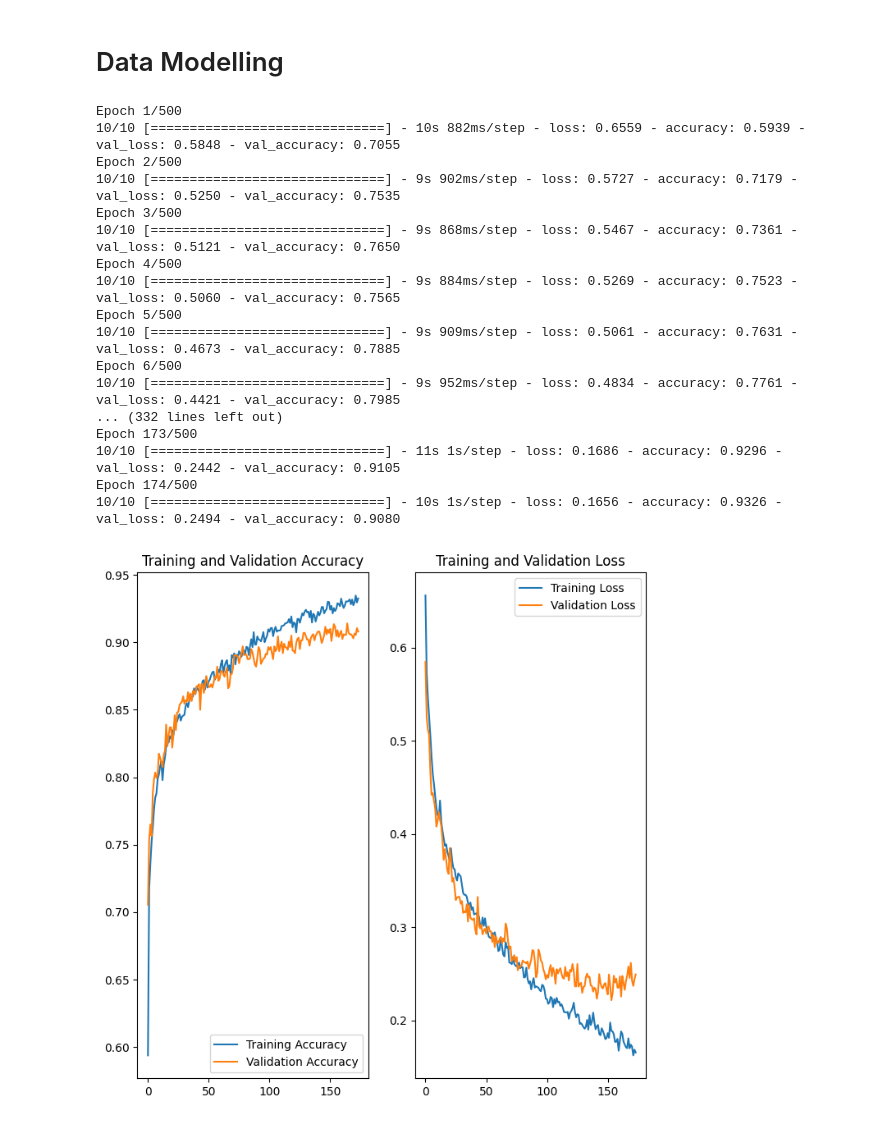
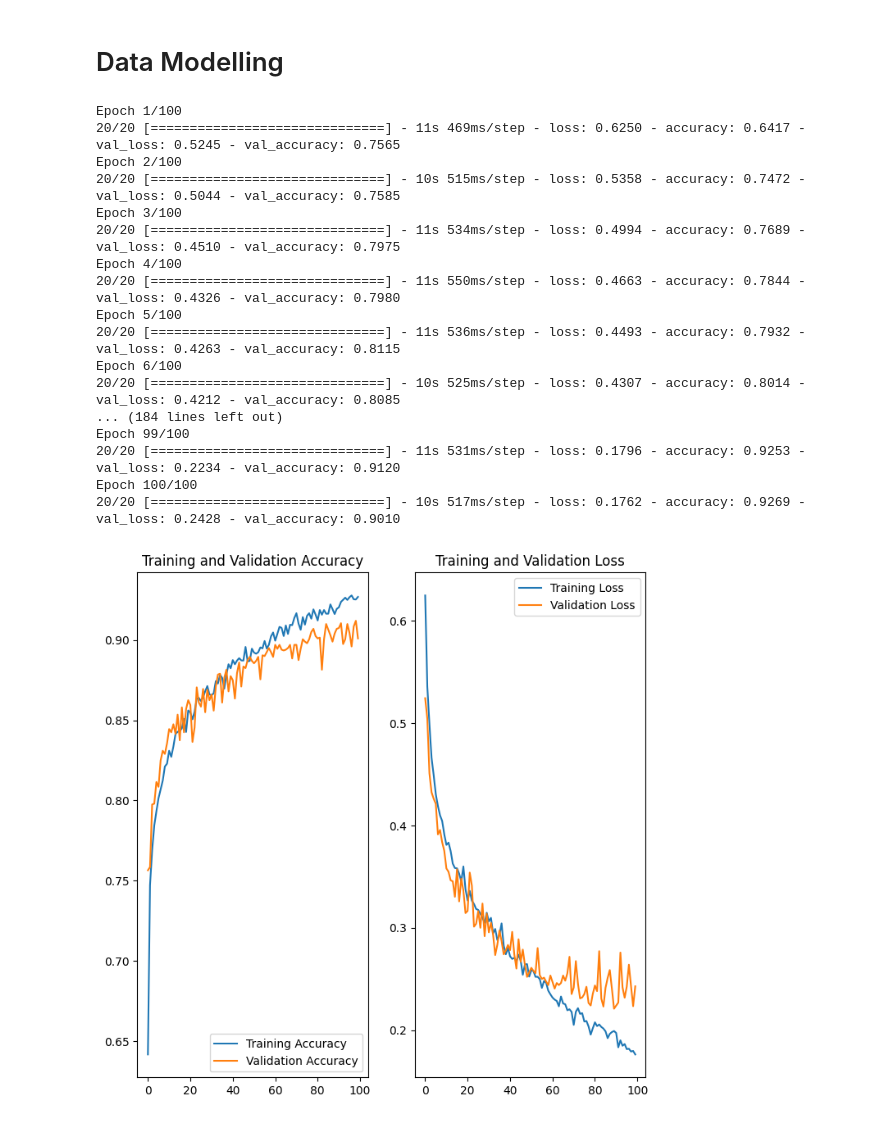
Before and after one commit to aguo921/MSA-Phase-3-Data-Science, a Jupyter notebook: make-model.ipynb, the cells around one changed output. Saved outputs shown, nothing was run; the diff lists cells and outputs as text; code cells hidden in the pictures.

```diff
--- a/make-model.ipynb
+++ b/make-model.ipynb
@@ -44,0 +25,3 @@ for i in range(10):
+# %%
+# load training and test batches
+train_batches, test_batch = load_batches()
@@ -96 +62,5 @@ test_x, test_y = filter_classes(test_batch, 0)
+# %%
+# choose airplanes label (0)
+train_x, train_y = process_batch(combine_batches(train_batches), 0, 5000)
+test_x, test_y = process_batch(test_batch, 0, 1000)
 # %%
@@ -156,61 +128,61 @@ model = generateModel()
 
 date = datetime.now().strftime("%Y-%m-%d-%H:%M:%S")
 
-log_dir = "output\\logs\\"
+log_dir = "output/logs/1"
 
 # Callbacks for QoL.
 tensorboard_callback = callbacks.TensorBoard(log_dir=log_dir, histogram_freq=1)
-earlystop_callback = callbacks.EarlyStopping(monitor='val_loss', patience=20, restore_best_weights=True)
+earlystop_callback = callbacks.EarlyStopping(monitor='val_loss', patience=10, restore_best_weights=True)
 
 history = model.fit(train_x, train_y,
     validation_data=(test_x, test_y),
-    epochs=500,
-    batch_size=1000, # Set this to a lower number if your computer spec is bad.
+    epochs=100,
+    batch_size=500, # Set this to a lower number if your computer spec is bad.
     callbacks=[tensorboard_callback, earlystop_callback],
     # verbose=0 # Uncomment this line to reduce the printing on console.
 )
 # %% [output]
-Epoch 1/500
-10/10 [==============================] - 10s 882ms/step - loss: 0.6559 - accuracy: 0.5939 - val_loss: 0.5848 - val_accuracy: 0.7055
-Epoch 2/500
-10/10 [==============================] - 9s 902ms/step - loss: 0.5727 - accuracy: 0.7179 - val_loss: 0.5250 - val_accuracy: 0.7535
-Epoch 3/500
-10/10 [==============================] - 9s 868ms/step - loss: 0.5467 - accuracy: 0.7361 - val_loss: 0.5121 - val_accuracy: 0.7650
-Epoch 4/500
-10/10 [==============================] - 9s 884ms/step - loss: 0.5269 - accuracy: 0.7523 - val_loss: 0.5060 - val_accuracy: 0.7565
-Epoch 5/500
-10/10 [==============================] - 9s 909ms/step - loss: 0.5061 - accuracy: 0.7631 - val_loss: 0.4673 - val_accuracy: 0.7885
-Epoch 6/500
-10/10 [==============================] - 9s 952ms/step - loss: 0.4834 - accuracy: 0.7761 - val_loss: 0.4421 - val_accuracy: 0.7985
-... (332 lines left out)
-Epoch 173/500
-10/10 [==============================] - 11s 1s/step - loss: 0.1686 - accuracy: 0.9296 - val_loss: 0.2442 - val_accuracy: 0.9105
-Epoch 174/500
-10/10 [==============================] - 10s 1s/step - loss: 0.1656 - accuracy: 0.9326 - val_loss: 0.2494 - val_accuracy: 0.9080
+Epoch 1/100
+20/20 [==============================] - 11s 469ms/step - loss: 0.6250 - accuracy: 0.6417 - val_loss: 0.5245 - val_accuracy: 0.7565
+Epoch 2/100
+20/20 [==============================] - 10s 515ms/step - loss: 0.5358 - accuracy: 0.7472 - val_loss: 0.5044 - val_accuracy: 0.7585
+Epoch 3/100
+20/20 [==============================] - 11s 534ms/step - loss: 0.4994 - accuracy: 0.7689 - val_loss: 0.4510 - val_accuracy: 0.7975
+Epoch 4/100
+20/20 [==============================] - 11s 550ms/step - loss: 0.4663 - accuracy: 0.7844 - val_loss: 0.4326 - val_accuracy: 0.7980
+Epoch 5/100
+20/20 [==============================] - 11s 536ms/step - loss: 0.4493 - accuracy: 0.7932 - val_loss: 0.4263 - val_accuracy: 0.8115
+Epoch 6/100
+20/20 [==============================] - 10s 525ms/step - loss: 0.4307 - accuracy: 0.8014 - val_loss: 0.4212 - val_accuracy: 0.8085
+... (184 lines left out)
+Epoch 99/100
+20/20 [==============================] - 11s 531ms/step - loss: 0.1796 - accuracy: 0.9253 - val_loss: 0.2234 - val_accuracy: 0.9120
+Epoch 100/100
+20/20 [==============================] - 10s 517ms/step - loss: 0.1762 - accuracy: 0.9269 - val_loss: 0.2428 - val_accuracy: 0.9010
 # %%
 acc = history.history['accuracy']
 val_acc = history.history['val_accuracy']
 
 loss = history.history['loss']
 val_loss = history.history['val_loss']
 
-epochs_range = range(174)
+epochs_range = range(100)
 
 plt.figure(figsize=(8, 8))
 plt.subplot(1, 2, 1)
 plt.plot(epochs_range, acc, label='Training Accuracy')
 plt.plot(epochs_range, val_acc, label='Validation Accuracy')
 plt.legend(loc='lower right')
 plt.title('Training and Validation Accuracy')
 
 plt.subplot(1, 2, 2)
 plt.plot(epochs_range, loss, label='Training Loss')
 plt.plot(epochs_range, val_loss, label='Validation Loss')
 plt.legend(loc='upper right')
 plt.title('Training and Validation Loss')
 plt.show()
 # %% [output]
-[figure, old version]
+[figure, new version]
 # %%
 model.evaluate(test_x, test_y)
 # %% [output]
```
Also changed, not shown: parts of 18 cells of this notebook.
